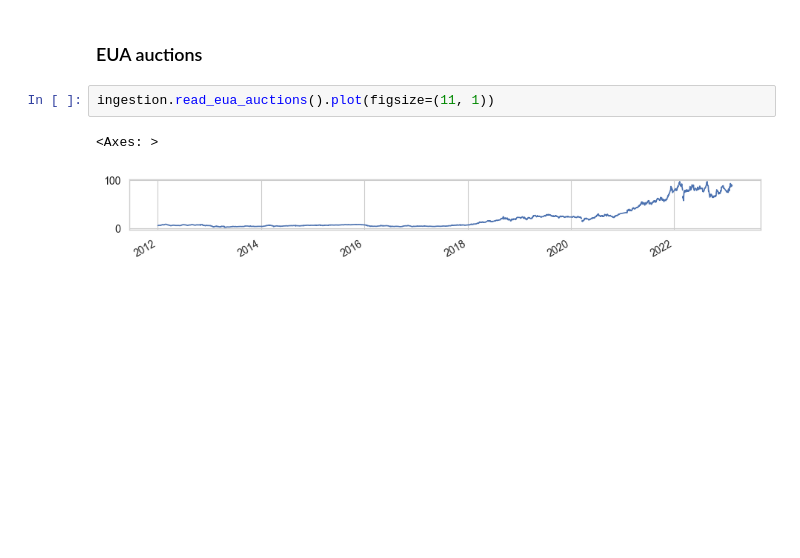
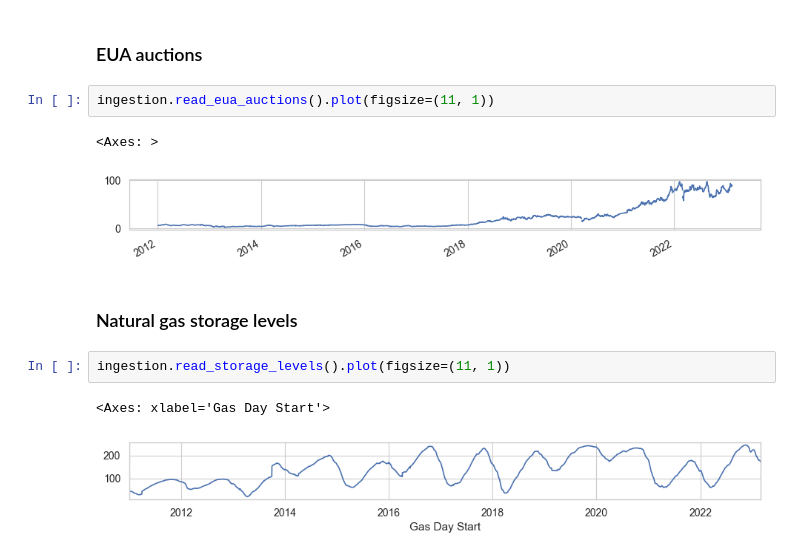
Before and after one commit to f-linus/natural_gas_consumption_modelling, a Jupyter notebook: notebooks/data_analysis/001 Data loading module test.ipynb, the cells around one changed output. Drawn from its saved outputs; the diff is of its cells as text; blank space fills up the shorter version.

Commit message:
Added gas storage level loading module

```diff
--- a/notebooks/data_analysis/001 Data loading module test.ipynb
+++ b/notebooks/data_analysis/001 Data loading module test.ipynb
@@ -45,3 +45,10 @@ ingestion.read_eua_auctions().plot(figsize=(11, 1))
 # %% [output]
 <Axes: >
 [figure]
+# %% [markdown]
+### Natural gas storage levels
+# %%
+ingestion.read_storage_levels().plot(figsize=(11, 1))
+# %% [output]
+<Axes: xlabel='Gas Day Start'>
+[figure, added]
```
Also changed, not shown: 1 other file.
